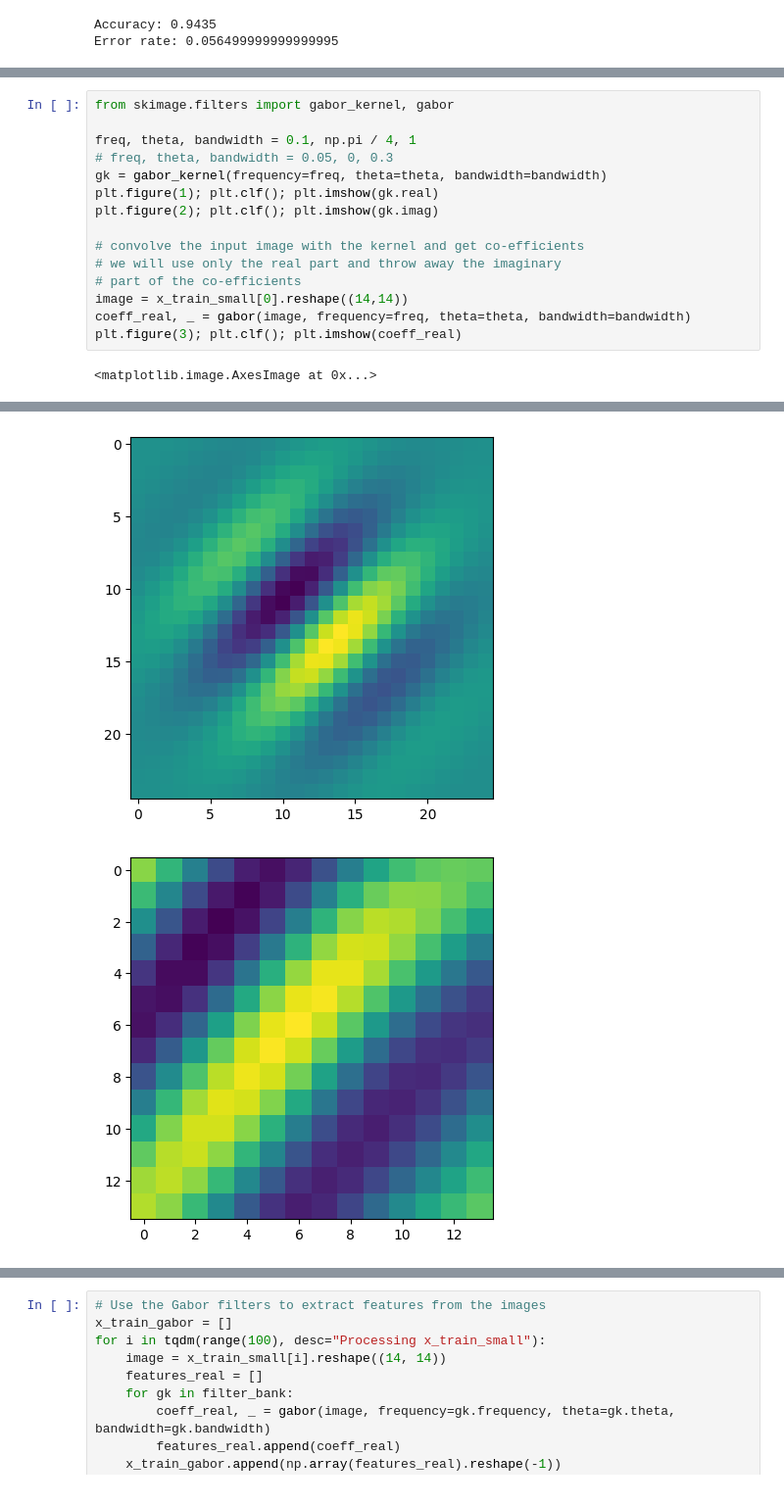
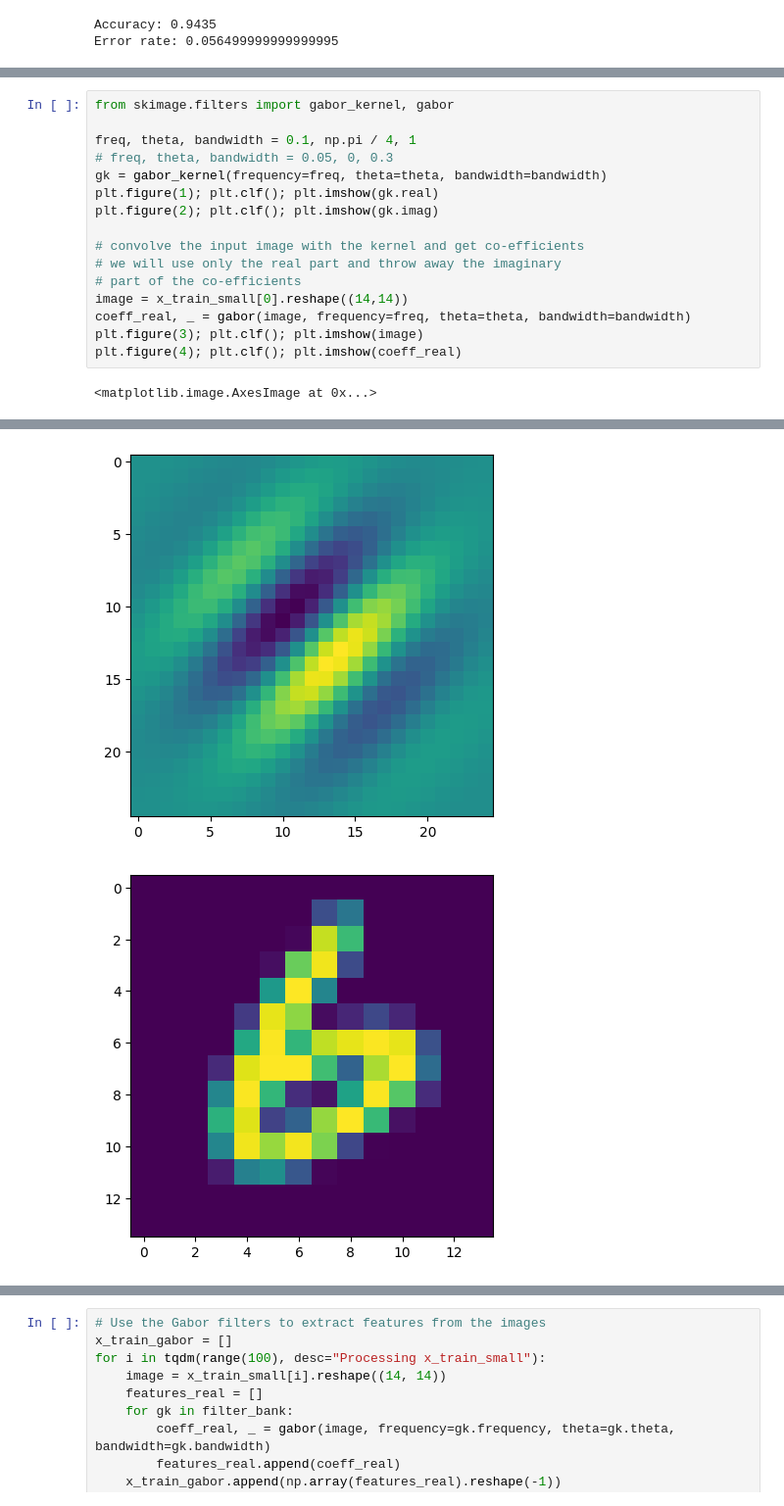
Before and after one commit to jbwenjoy/ESE-5460-Principals-of-Deep-Learning, a Jupyter notebook: hw1/hw1p1.ipynb, the cells around one changed output, grey strips where cells are left out. Shown at 98% size. Drawn from its saved outputs; the diff is of its cells as text.

```diff
--- a/hw1/hw1.ipynb
+++ b/hw1/hw1p1.ipynb
@@ -184,20 +185,21 @@ for i in range(100):
 # %%
 from skimage.filters import gabor_kernel, gabor
 
 freq, theta, bandwidth = 0.1, np.pi / 4, 1
 # freq, theta, bandwidth = 0.05, 0, 0.3
 gk = gabor_kernel(frequency=freq, theta=theta, bandwidth=bandwidth)
 plt.figure(1); plt.clf(); plt.imshow(gk.real)
 plt.figure(2); plt.clf(); plt.imshow(gk.imag)
 
 # convolve the input image with the kernel and get co-efficients
 # we will use only the real part and throw away the imaginary
 # part of the co-efficients
 image = x_train_small[0].reshape((14,14))
 coeff_real, _ = gabor(image, frequency=freq, theta=theta, bandwidth=bandwidth)
-plt.figure(3); plt.clf(); plt.imshow(coeff_real)
+plt.figure(3); plt.clf(); plt.imshow(image)
+plt.figure(4); plt.clf(); plt.imshow(coeff_real)
 # %% [output]
 <matplotlib.image.AxesImage at 0x...>
 [figure]
 [figure]
-[figure, old version]
+[figure, new version]
```
Also changed, not shown: parts of 5 cells of this notebook, 1 other file.
